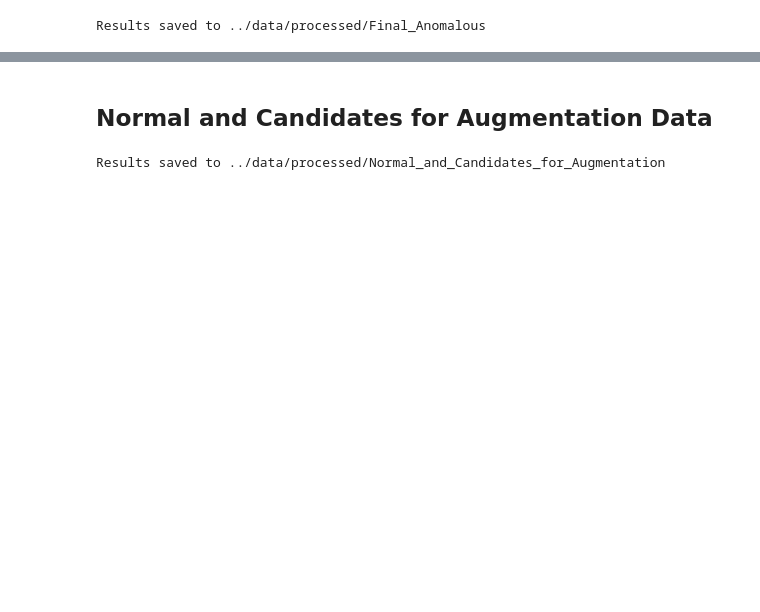
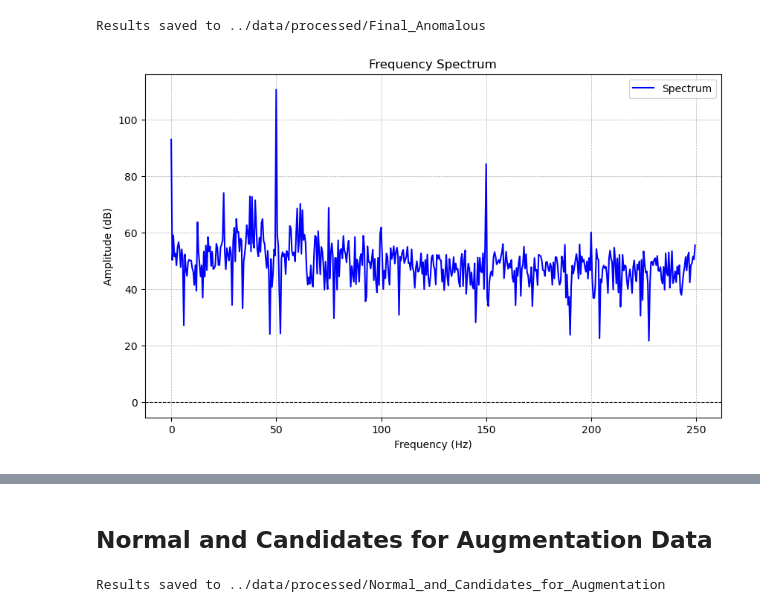
Before and after one commit to xndrleib/Motor-Fault-Detection, a Jupyter notebook: notebooks/01_Data-Preprocessing.ipynb, the cells around one changed output, grey strips where cells are left out. Cells and saved outputs as stored; diff of their text form; code cells hidden in the pictures; blank space fills up the shorter version.

```diff
--- a/notebooks/01_Data-Preprocessing.ipynb
+++ b/notebooks/01_Data-Preprocessing.ipynb
@@ -35,6 +41,10 @@ Results saved to ../data/processed/Final_Anomalous
 # %%
 # Load processed data
 fft_data = load_data_from_directory(directory='../data/processed/Final_Anomalous')
+# %%
+plot_spectrum(pd.read_csv('../data/processed/Final_Anomalous/Window_1.csv'))
+# %% [output]
+[figure, added]
 # %%
 # Extract and normalize peak segments
 segment_length = 6
```
Also changed, not shown: parts of 9 cells of this notebook, 3 other files.
